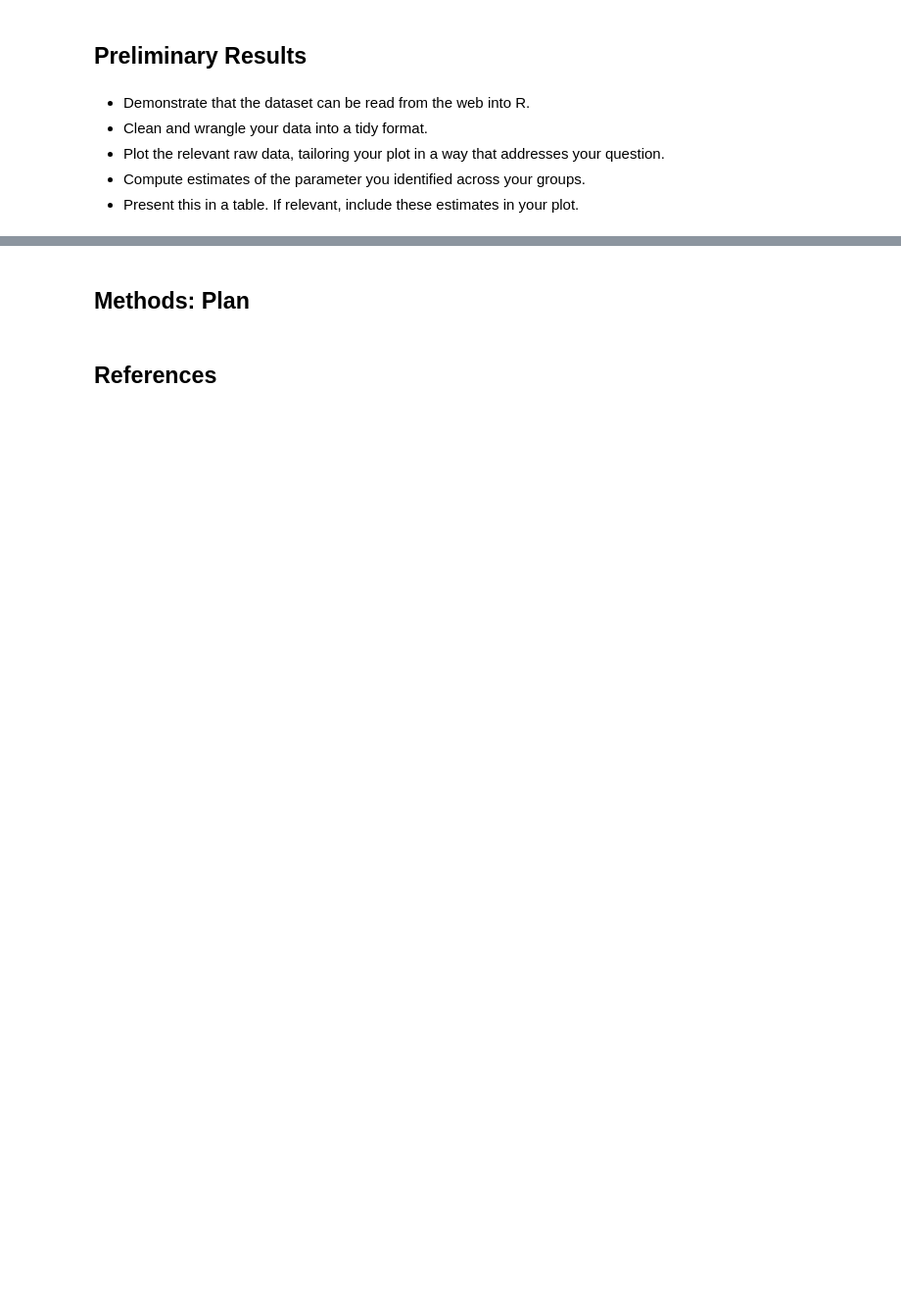
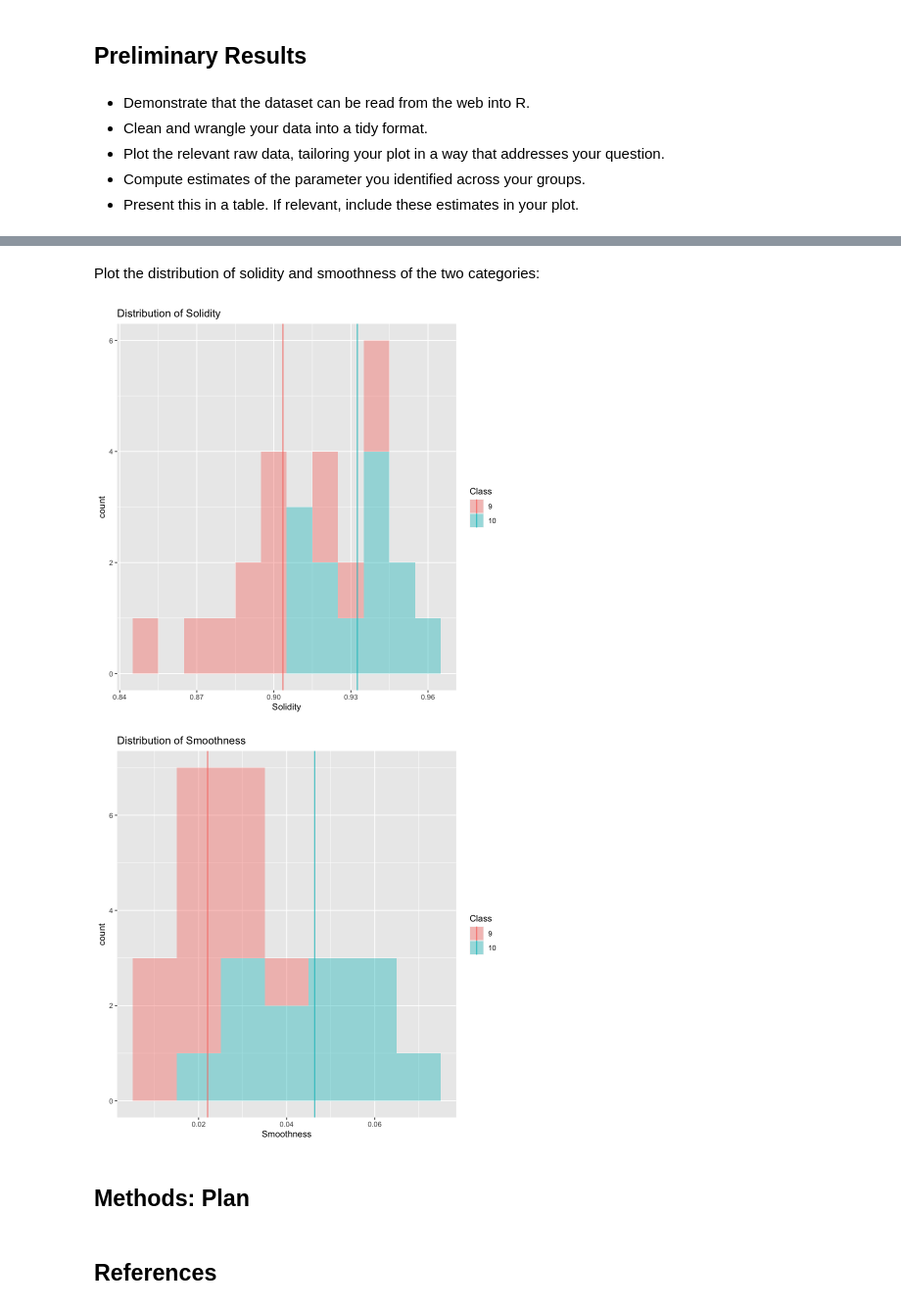
Before and after one commit to tiannelee/Hypothesis-testing-leaf-comparison, a Jupyter notebook: Proposal.ipynb, the cells around one changed output, grey strips where cells are left out. Shown at 98% size. Drawn from its saved outputs; the diff is of its cells as text; code cells hidden in the pictures; blank space fills up the shorter version.

```diff
--- a/Proposal.ipynb
+++ b/Proposal.ipynb
@@ -33,0 +58,6 @@ NameError: name 'raw_leaf' is not defined
+# %%
+leaf <- raw_leaf |>
+    mutate(Class = as.factor(Class))|>
+    select(Class, Solidity, Smoothness)|>
+    filter(Class == 9 | Class == 10)
+head(leaf)
@@ -33,0 +76,8 @@ NameError: name 'raw_leaf' is not defined
+# %%
+solidity_estimates <- leaf|>
+    group_by(Class) |>
+    summarise(
+        mean = mean(Solidity),
+        sd = sd(Solidity)
+    )
+solidity_estimates
@@ -33,0 +92,8 @@ NameError: name 'raw_leaf' is not defined
+# %%
+smoothness_estimates <- leaf|>
+    group_by(Class) |>
+    summarise(
+        mean = mean(Smoothness),
+        sd = sd(Smoothness)
+    )
+smoothness_estimates
@@ -34,3 +106,23 @@ NameError: name 'raw_leaf' is not defined
+# %% [markdown]
+Plot the distribution of solidity and smoothness of the two categories:
+# %%
+solidity_dist <- leaf|>
+    ggplot(aes(x = Solidity, fill = Class)) +
+    geom_histogram(binwidth = 0.01, alpha = 0.4)+
+    ggtitle("Distribution of Solidity")+
+    geom_vline(data = solidity_estimates, aes(xintercept = mean, color = Class))
+
+smoothness_dist <- leaf|>
+    ggplot(aes(x = Smoothness, fill = Class)) +
+    geom_histogram(binwidth = 0.01, alpha = 0.4)+
+    ggtitle("Distribution of Smoothness")+
+    geom_vline(data = smoothness_estimates, aes(xintercept = mean, color = Class))
+
+solidity_dist
+smoothness_dist
+# %% [output]
+[figure, added]
+[figure, added]
 # %% [markdown]
 ## Methods: Plan
 # %% [markdown]
```
Also changed, not shown: parts of 11 cells of this notebook.
